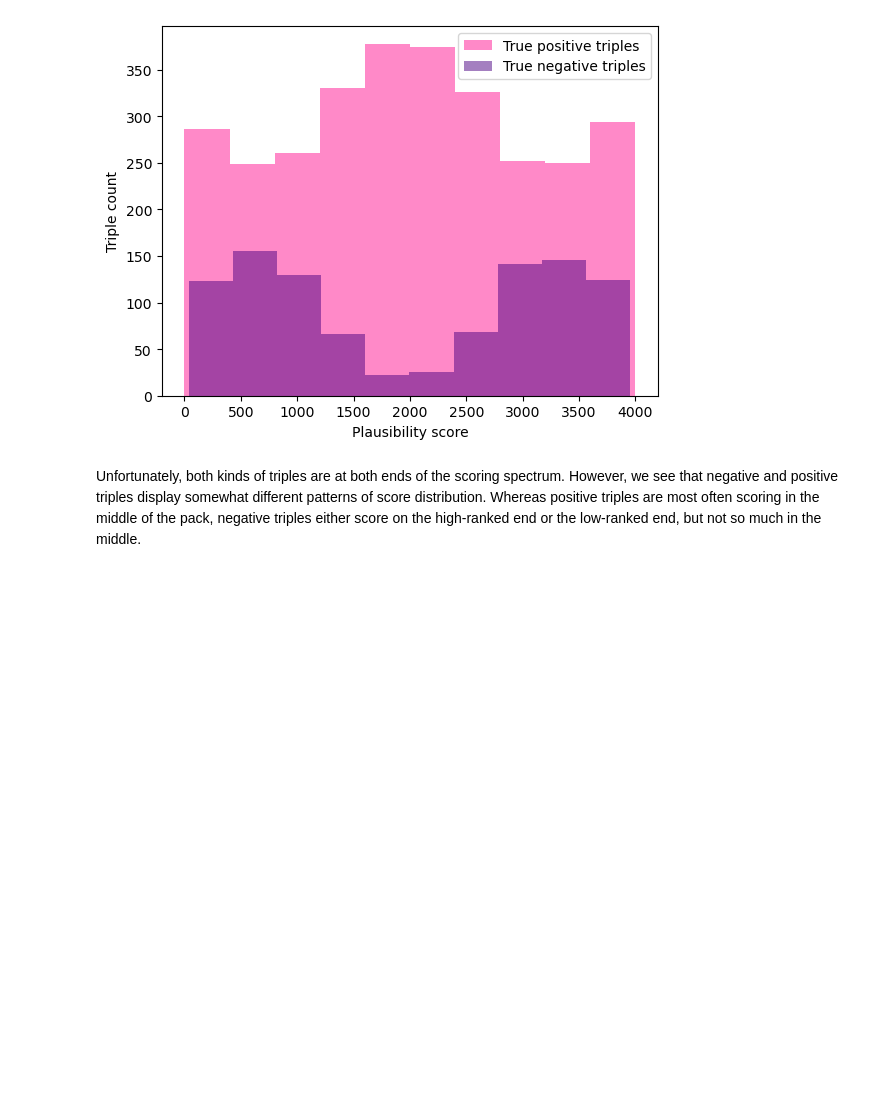
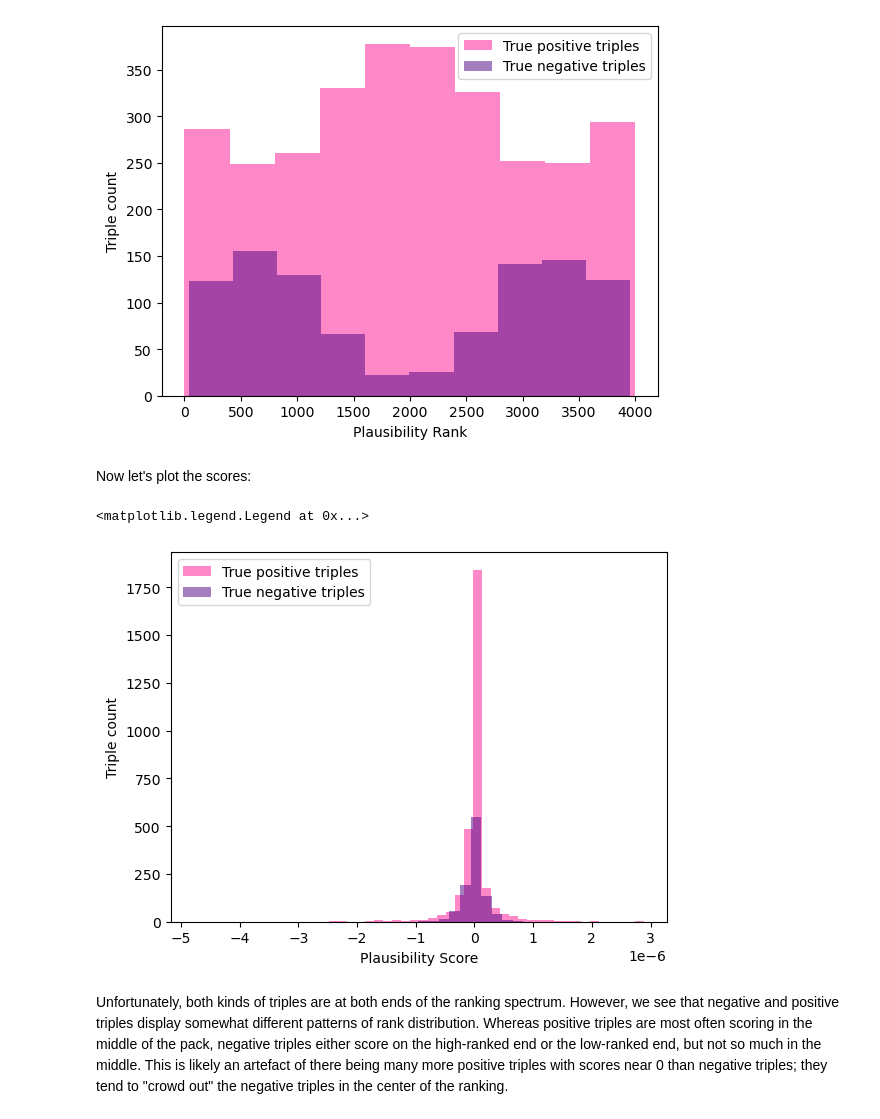
Before and after one commit to serenalotreck/literature-genes, a Jupyter notebook: notebooks/static_link_prediction.ipynb, the cells around one changed output. Cells and saved outputs as stored; diff of their text form; code cells hidden in the pictures; blank space fills up the shorter version.

```diff
--- a/notebooks/static_link_prediction.ipynb
+++ b/notebooks/static_link_prediction.ipynb
@@ -302,6 +473,10 @@ It looks like a simple RF model with just the node embeddings isn't going to cut
 
 The tricky thing about link prediction is choosing *what to predict*. In the above RF case, we asked about a (relatively) random set of 8,000 triples in the test set. In PyKEEN, while there is an option to `predict_all` triples, it's very computationally expensive because it involves calculating the score for every single possible triple. Therefore, we can do a few different things, like, given a head entity, predict the likelihood of anything being a tail entity, or get scores for a list of triples. For the sake of being able to compare these results with the RF model above, let's ask it to predict the types of the triples in the same test set. Since it wants a predicate for a given triple, we will choose predicates randomly from the three options for the negative samples.
 # %%
+# Restore the ones from the saved training data
+train_pairs = {lab: [literal_eval(tup) for tup in train_df[train_df['label'] == label_map[lab]].index.tolist()] for lab in label_map.keys()}
+test_pairs = {lab: [literal_eval(tup) for tup in test_df[test_df['label'] == label_map[lab]].index.tolist()] for lab in label_map.keys()}
+
 test_trips = []
 negative_trips = []
 for lab, pairs in test_pairs.items():
@@ -358,5 +533,21 @@ ax.legend()
 # %% [output]
 <matplotlib.legend.Legend at 0x...>
 [figure]
+# %% [markdown]
+Now let's plot the scores:
+# %%
+neg_scores = score_df[score_df['is_negative']].score.tolist()
+pos_scores = score_df[~score_df['is_negative']].score.tolist()
+# %%
+fig, ax = plt.subplots()
+
+ax.hist(pos_scores, bins=50, color='deeppink', alpha=0.5, label='True positive triples')
+ax.hist(neg_scores, color='indigo', alpha=0.5, label='True negative triples')
+ax.set_xlabel('Plausibility Score')
+ax.set_ylabel('Triple count')
+ax.legend()
+# %% [output]
+<matplotlib.legend.Legend at 0x...>
+[figure, added]
 # %% [markdown]
-Unfortunately, both kinds of triples are at both ends of the scoring spectrum. However, we see that negative and positive triples display somewhat different patterns of score distribution. Whereas positive triples are most often scoring in the middle of the pack, negative triples either score on the high-ranked end or the low-ranked end, but not so much in the middle.
+Unfortunately, both kinds of triples are at both ends of the ranking spectrum. However, we see that negative and positive triples display somewhat different patterns of rank distribution. Whereas positive triples are most often scoring in the middle of the pack, negative triples either score on the high-ranked end or the low-ranked end, but not so much in the middle. This is likely an artefact of there being many more positive triples with scores near 0 than negative triples; they tend to "crowd out" the negative triples in the center of the ranking.
```
Also changed, not shown: parts of 51 cells of this notebook, 4 other files.
